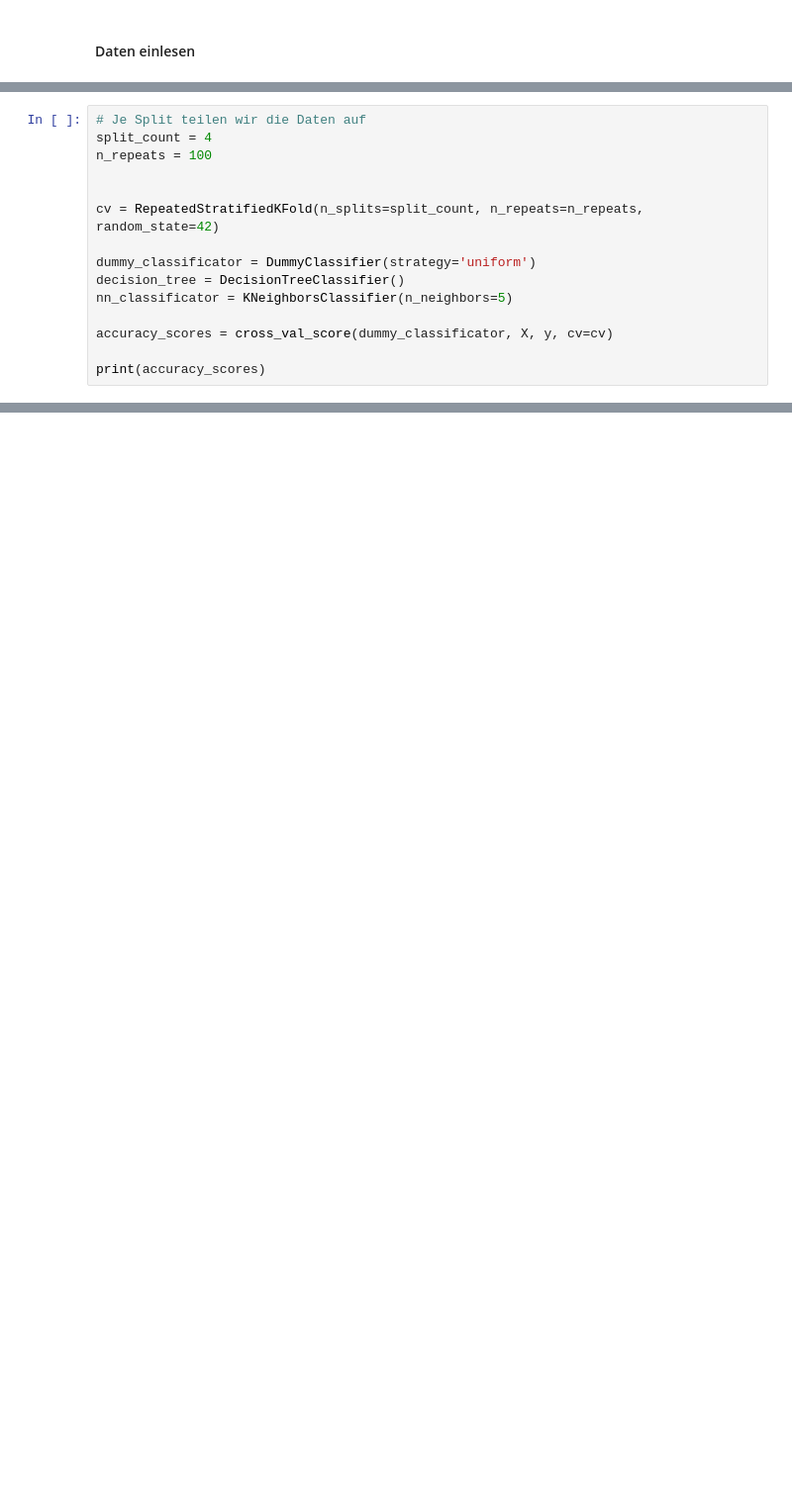
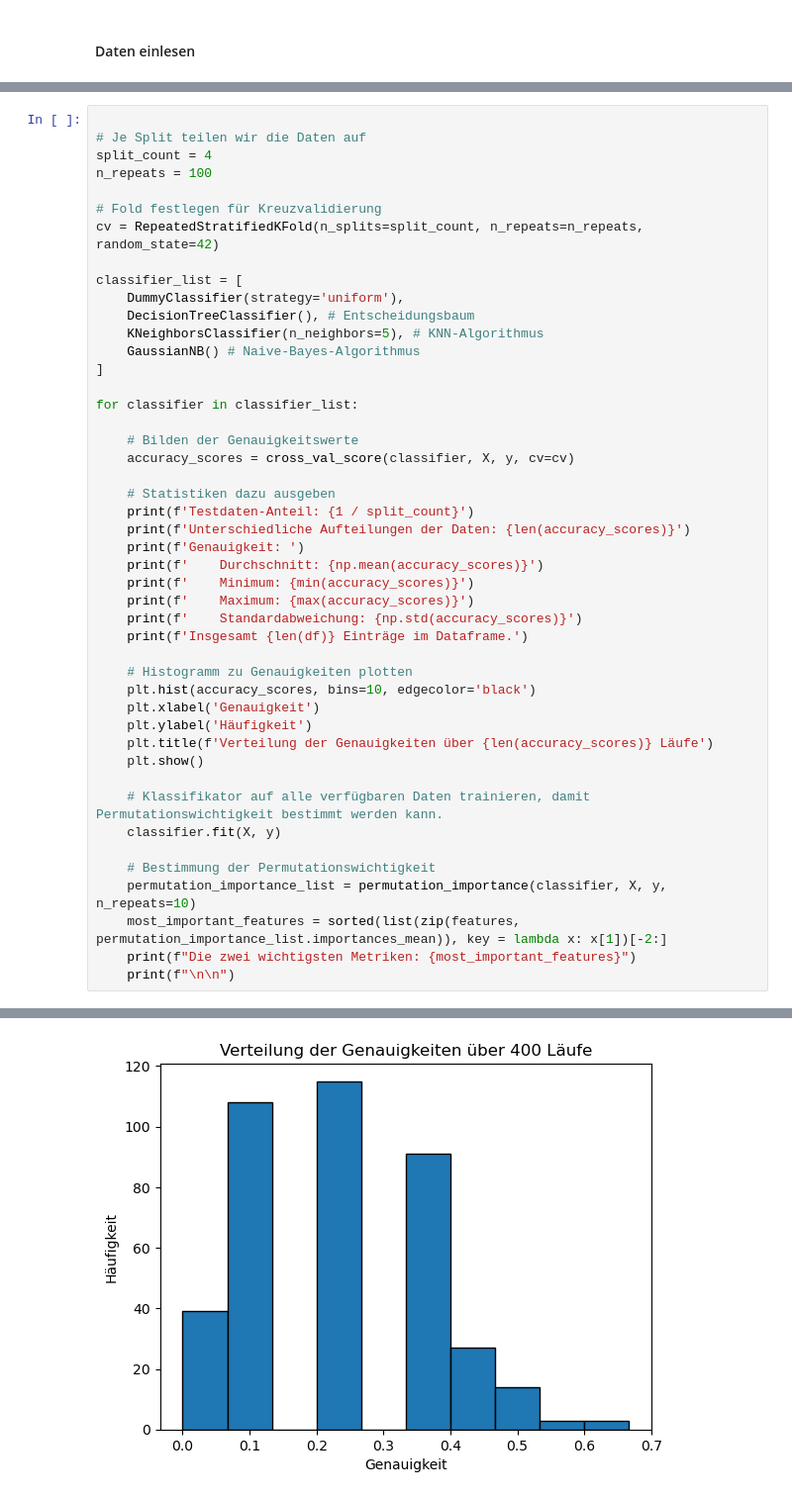
Before and after one commit to Amerek200/63055KomplexeNetze, a Jupyter notebook: data_analysis/classifiers_mixed_languages.ipynb, the cells around one changed output, grey strips where cells are left out. Shown at 99% size. Cells and saved outputs as stored; diff of their text form; blank space fills up the shorter version.

Commit message:
Struktur optimiert von Klassifikatoranalyse von sprachunabhängiger Klassifikation.

```diff
--- a/data_analysis/classifiers_mixed_languages.ipynb
+++ b/data_analysis/classifiers_mixed_languages.ipynb
@@ -50,16 +34,47 @@ print(df)
 # %%
+
 # Je Split teilen wir die Daten auf
 split_count = 4
 n_repeats = 100
 
-
+# Fold festlegen für Kreuzvalidierung
 cv = RepeatedStratifiedKFold(n_splits=split_count, n_repeats=n_repeats, random_state=42)
 
-dummy_classificator = DummyClassifier(strategy='uniform')
-decision_tree = DecisionTreeClassifier()
-nn_classificator = KNeighborsClassifier(n_neighbors=5)
+classifier_list = [
+    DummyClassifier(strategy='uniform'),
+    DecisionTreeClassifier(), # Entscheidungsbaum
+    KNeighborsClassifier(n_neighbors=5), # KNN-Algorithmus
+    GaussianNB() # Naive-Bayes-Algorithmus
+]
 
-accuracy_scores = cross_val_score(dummy_classificator, X, y, cv=cv)
+for classifier in classifier_list:
 
-print(accuracy_scores)
+    # Bilden der Genauigkeitswerte
+    accuracy_scores = cross_val_score(classifier, X, y, cv=cv)
+
+    # Statistiken dazu ausgeben
+    print(f'Testdaten-Anteil: {1 / split_count}')
+    print(f'Unterschiedliche Aufteilungen der Daten: {len(accuracy_scores)}')
+    print(f'Genauigkeit: ')
+    print(f'    Durchschnitt: {np.mean(accuracy_scores)}')
+    print(f'    Minimum: {min(accuracy_scores)}')
+    print(f'    Maximum: {max(accuracy_scores)}')
+    print(f'    Standardabweichung: {np.std(accuracy_scores)}')
+    print(f'Insgesamt {len(df)} Einträge im Dataframe.')
+
+    # Histogramm zu Genauigkeiten plotten
+    plt.hist(accuracy_scores, bins=10, edgecolor='black')
+    plt.xlabel('Genauigkeit')
+    plt.ylabel('Häufigkeit')
+    plt.title(f'Verteilung der Genauigkeiten über {len(accuracy_scores)} Läufe')
+    plt.show()
+
+    # Klassifikator auf alle verfügbaren Daten trainieren, damit Permutationswichtigkeit bestimmt werden kann.
+    classifier.fit(X, y)
+
+    # Bestimmung der Permutationswichtigkeit
+    permutation_importance_list = permutation_importance(classifier, X, y, n_repeats=10)
+    most_important_features = sorted(list(zip(features, permutation_importance_list.importances_mean)), key = lambda x: x[1])[-2:]
+    print(f"Die zwei wichtigsten Metriken: {most_important_features}")
+    print(f"\n\n")
 # %% [output]
@@ -82,0 +89 @@ print(accuracy_scores)
+[figure, added]
```
Also changed, not shown: parts of 9 cells of this notebook.
